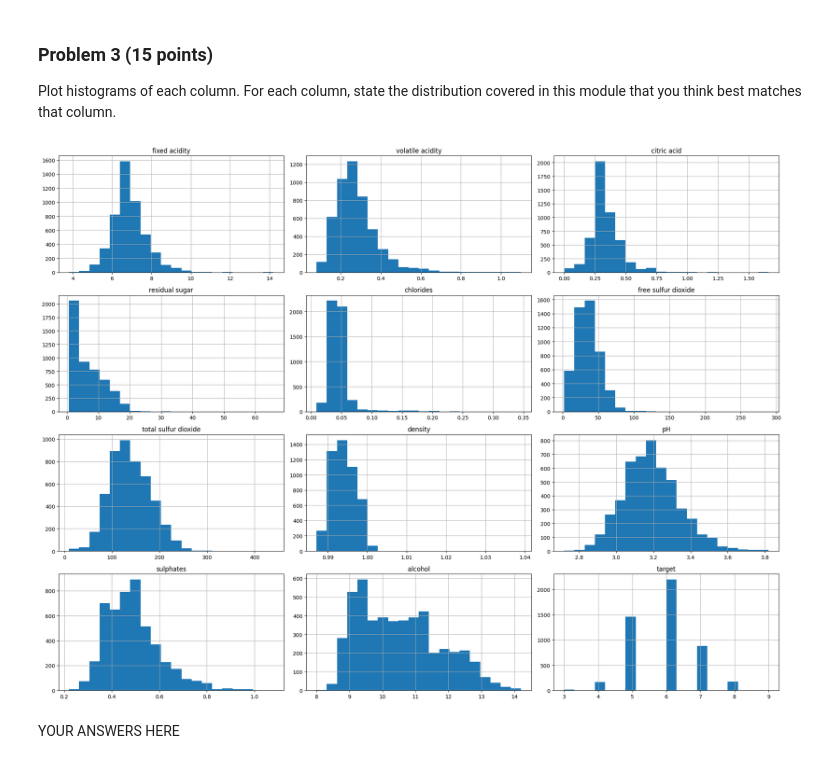
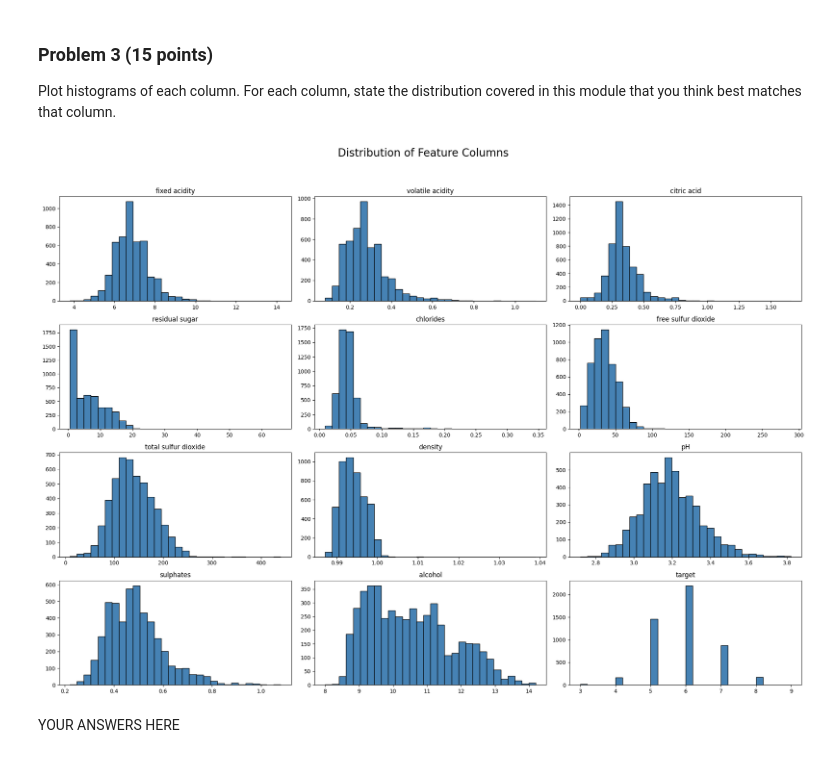
Before and after one commit to kronenflex/homeworks_mds_DX_601, a Jupyter notebook: homework12ds/project.ipynb, the cells around one changed output. Saved outputs shown, nothing was run; the diff lists cells and outputs as text; code cells hidden in the pictures.

```diff
--- a/homework12ds/project.ipynb
+++ b/homework12ds/project.ipynb
@@ -171,11 +167,11 @@ Plot histograms of each column.
 For each column, state the distribution covered in this module that you think best matches that column.
 # %%
 # YOUR CODE HERE
-
-df.hist(bins=20, figsize=(20, 15))
-plt.tight_layout()
+df.hist(bins=30, figsize=(20, 15), color='steelblue', edgecolor='black', grid=False)
+plt.suptitle("Distribution of Feature Columns", fontsize=20)
+plt.tight_layout(rect=[0, 0.03, 1, 0.95])
 plt.show()
 # %% [output]
-[figure, old version]
+[figure, new version]
 # %% [markdown]
 YOUR ANSWERS HERE
```
Also changed, not shown: parts of 36 cells of this notebook.
